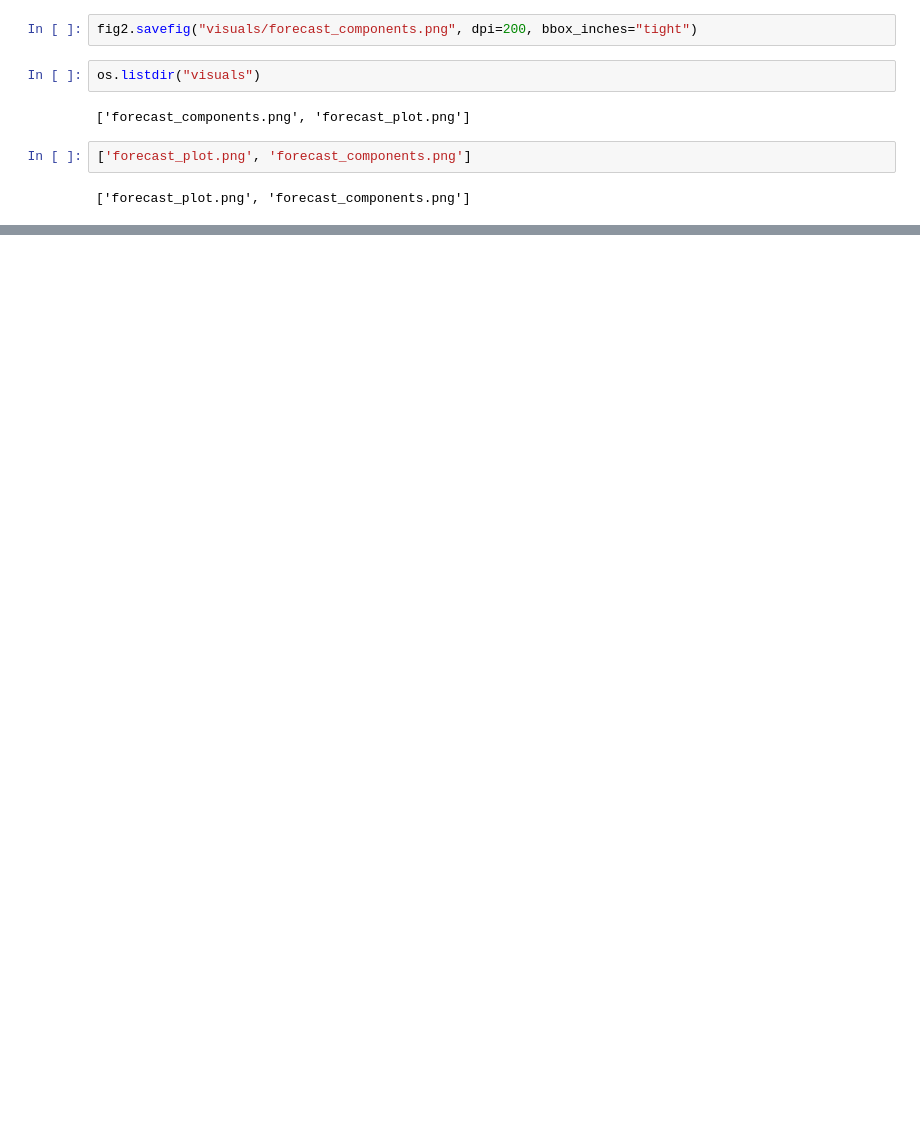
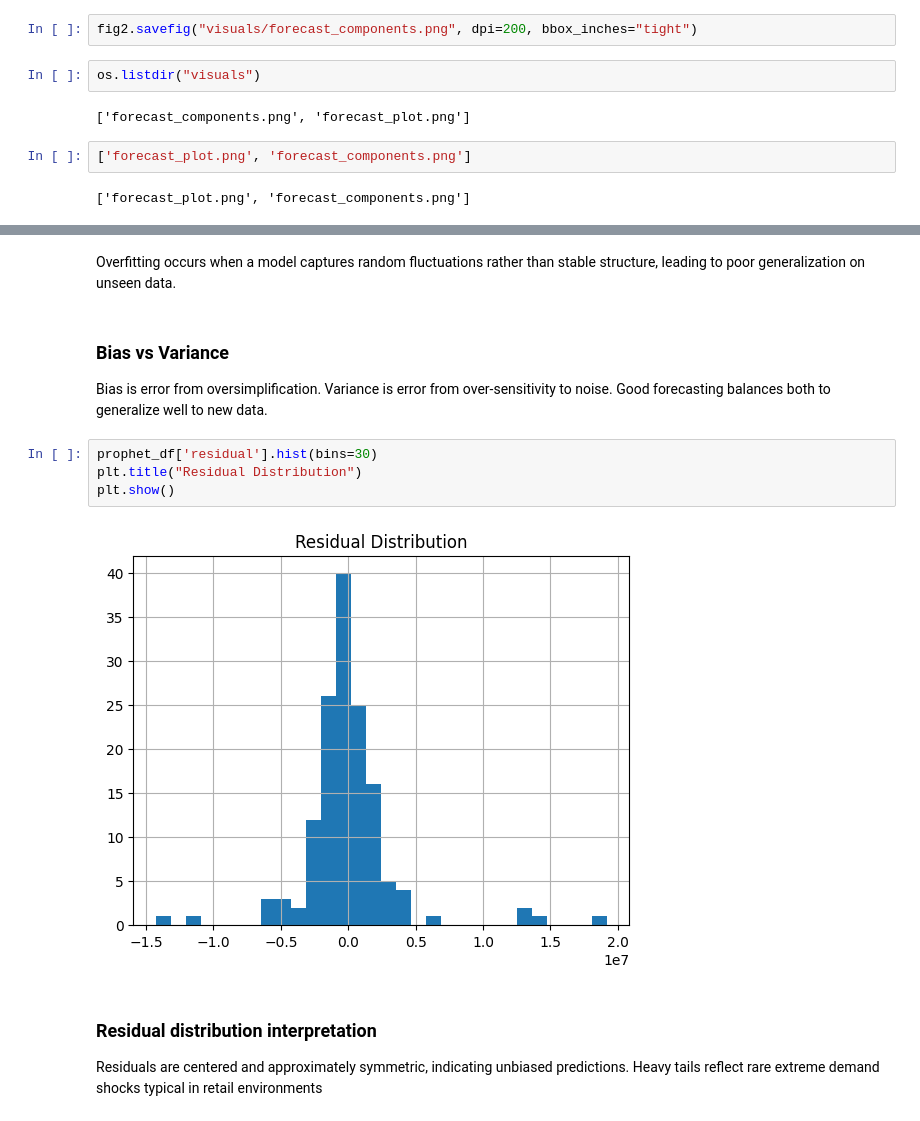
Before and after one commit to stoure-ds/retail-sales-forecasting, a Jupyter notebook: Walmart Store Sales Forecasting.ipynb, the cells around one changed output, grey strips where cells are left out. Drawn from its saved outputs; the diff is of its cells as text; blank space fills up the shorter version.

```diff
--- a/Walmart Store Sales Forecasting.ipynb
+++ b/Walmart Store Sales Forecasting.ipynb
@@ -199,0 +289,14 @@ os.listdir("visuals")
+# %% [markdown]
+Overfitting occurs when a model captures random fluctuations rather than stable structure, leading to poor generalization on unseen data.
+# %% [markdown]
+### Bias vs Variance
+Bias is error from oversimplification. Variance is error from over-sensitivity to noise. Good forecasting balances both to generalize well to new data.
+# %%
+prophet_df['residual'].hist(bins=30)
+plt.title("Residual Distribution")
+plt.show()
+# %% [output]
+[figure, added]
+# %% [markdown]
+### Residual distribution interpretation
+Residuals are centered and approximately symmetric, indicating unbiased predictions. Heavy tails reflect rare extreme demand shocks typical in retail environments
```
Also changed, not shown: parts of 11 cells of this notebook.
